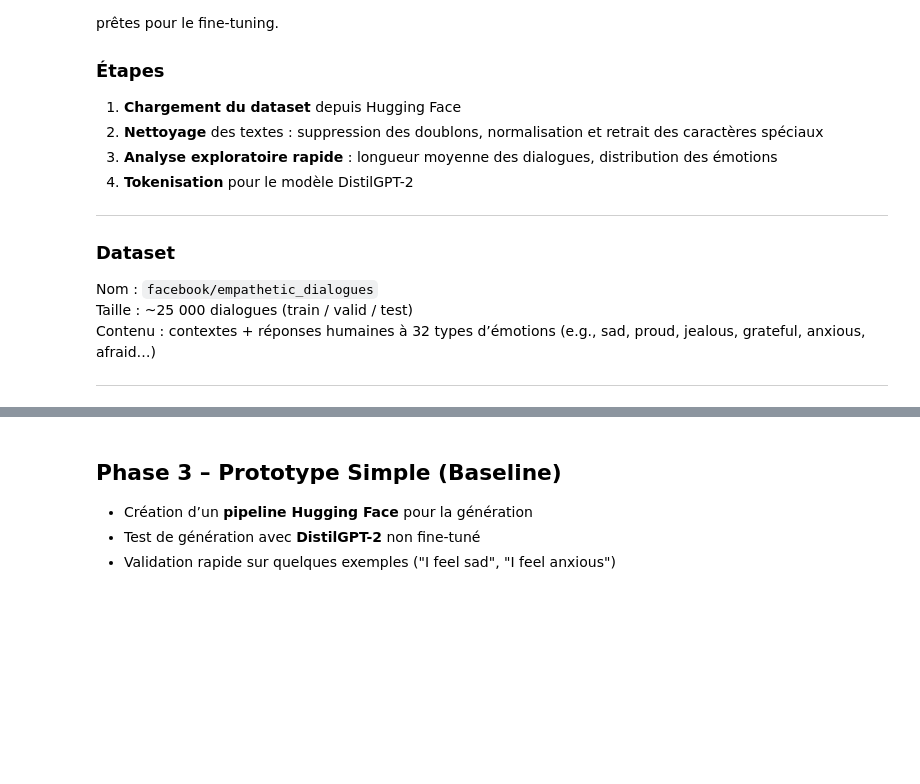
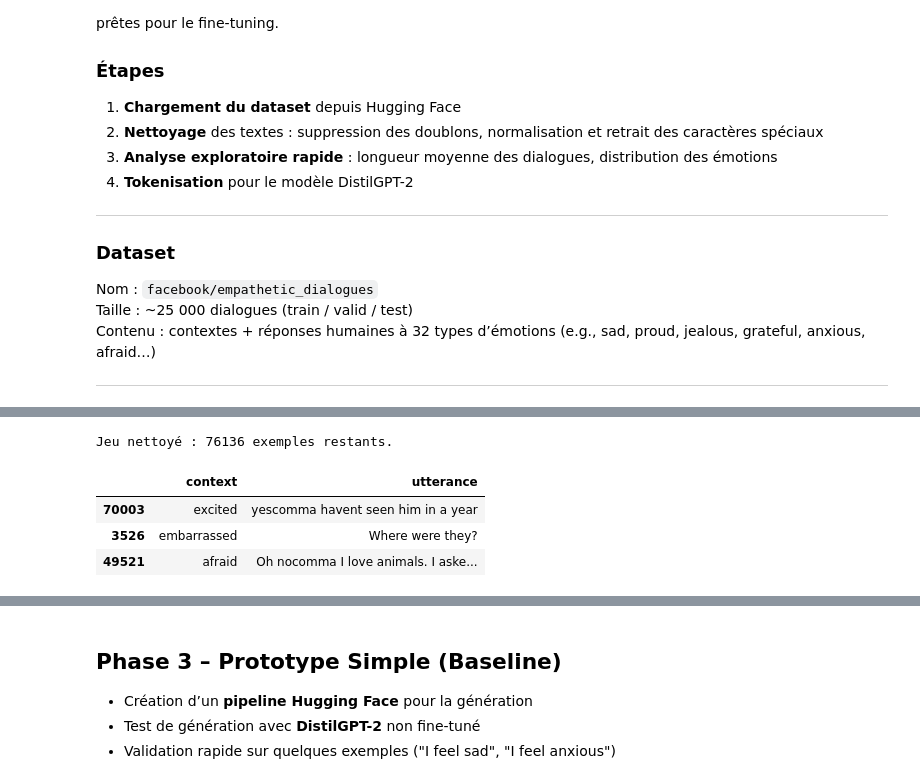
Before and after one commit to gackouhamady/mental-health-assistant, a Jupyter notebook: notebooks/MAIN.ipynb, the cells around one changed output, grey strips where cells are left out. Saved outputs shown, nothing was run; the diff lists cells and outputs as text; code cells hidden in the pictures; blank space fills up the shorter version.

```diff
--- a/notebooks/MAIN.ipynb
+++ b/notebooks/MAIN.ipynb
@@ -95,0 +101,24 @@ ImportError: cannot import name 'DataFilesPatternsDict' from 'datasets.data_file
+# %%
+import re
+
+def clean_text(text: str) -> str:
+    """Nettoyage basique des textes."""
+    text = re.sub(r"http\S+", "", text)               # liens
+    text = re.sub(r"[^a-zA-Z0-9.,!?'\s]", "", text)   # caractères spéciaux
+    text = re.sub(r"\s+", " ", text).strip()
+    return text
+
+train_df["context"] = train_df["context"].astype(str).apply(clean_text)
+train_df["utterance"] = train_df["utterance"].astype(str).apply(clean_text)
+
+# Suppression des doublons éventuels
+train_df.drop_duplicates(subset=["context", "utterance"], inplace=True)
+
+print("Jeu nettoyé :", len(train_df), "exemples restants.")
+train_df.sample(3)[["context", "utterance"]]
+# %% [output]
+Jeu nettoyé : 76136 exemples restants.
+|  | context | utterance |
+| 70003 | excited | yescomma havent seen him in a year |
+| 3526 | embarrassed | Where were they? |
+| 49521 | afraid | Oh nocomma I love animals. I aske... |
```
Also changed, not shown: parts of 11 cells of this notebook.
